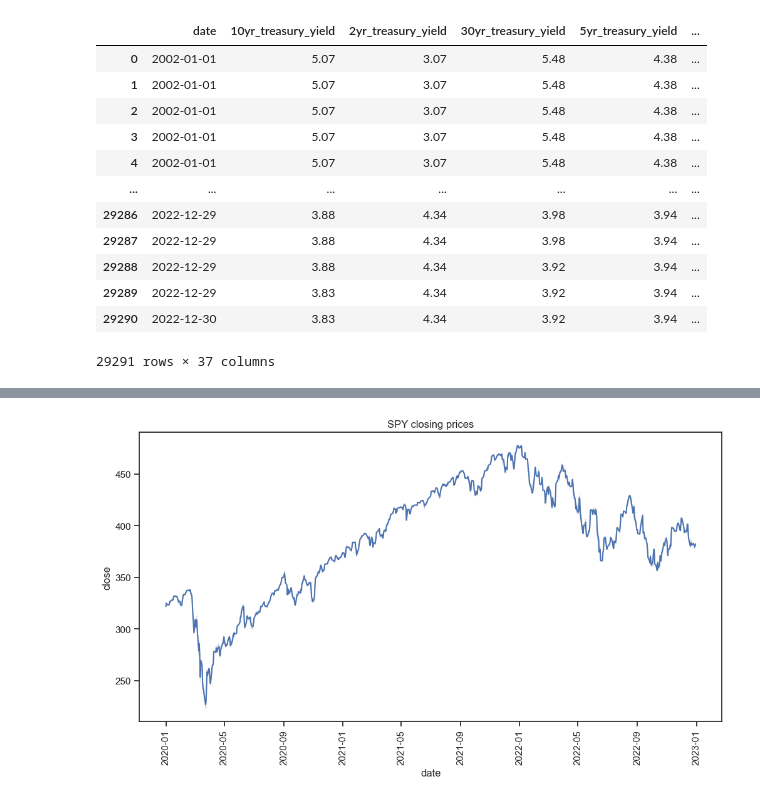
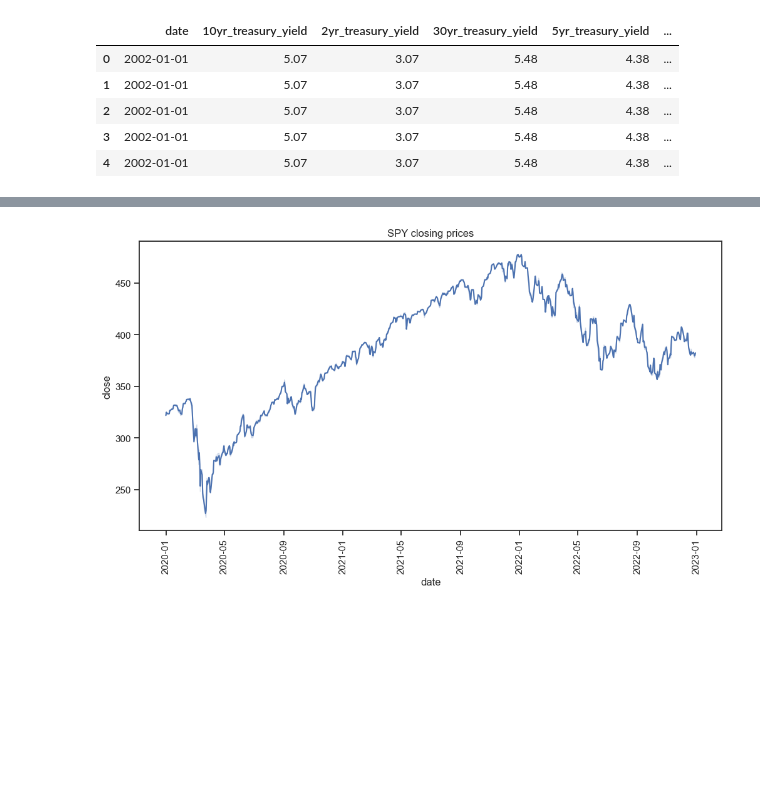
Before and after one commit to noelnamai/mle-alpha-vantage, a Jupyter notebook: exploratory-data-analysis.ipynb, the cells around one changed output, grey strips where cells are left out. Drawn from its saved outputs; the diff is of its cells as text; code cells hidden in the pictures; blank space fills up the shorter version.

```diff
--- a/exploratory-data-analysis.ipynb
+++ b/exploratory-data-analysis.ipynb
@@ -22,21 +22,14 @@ rcParams["figure.figsize"] = 12, 8
 df = pd.read_csv("s3://airflow-alphavantage-bucket/data/final/alphavantage.csv")
 df.fillna(method="ffill", inplace=True)
 # %%
-df
+df.head()
 # %% [output]
 |  | date | 10yr_treasury_yield | 2yr_treasury_yield | 30yr_treasury_yield | 5yr_treasury_yield | ... |
 | 0 | 2002-01-01 | 5.07 | 3.07 | 5.48 | 4.38 | ... |
 | 1 | 2002-01-01 | 5.07 | 3.07 | 5.48 | 4.38 | ... |
 | 2 | 2002-01-01 | 5.07 | 3.07 | 5.48 | 4.38 | ... |
 | 3 | 2002-01-01 | 5.07 | 3.07 | 5.48 | 4.38 | ... |
 | 4 | 2002-01-01 | 5.07 | 3.07 | 5.48 | 4.38 | ... |
-| ... | ... | ... | ... | ... | ... | ... |
-| 29286 | 2022-12-29 | 3.88 | 4.34 | 3.98 | 3.94 | ... |
-| 29287 | 2022-12-29 | 3.88 | 4.34 | 3.98 | 3.94 | ... |
-| 29288 | 2022-12-29 | 3.88 | 4.34 | 3.92 | 3.94 | ... |
-| 29289 | 2022-12-29 | 3.83 | 4.34 | 3.92 | 3.94 | ... |
-| 29290 | 2022-12-30 | 3.83 | 4.34 | 3.92 | 3.94 | ... |
-29291 rows × 37 columns
 # %%
 df["date"] = pd.to_datetime(df["date"])
 df["year"] = df["year"].astype(str)
```
Also changed, not shown: parts of 1 cell of this notebook, 5 other files.
